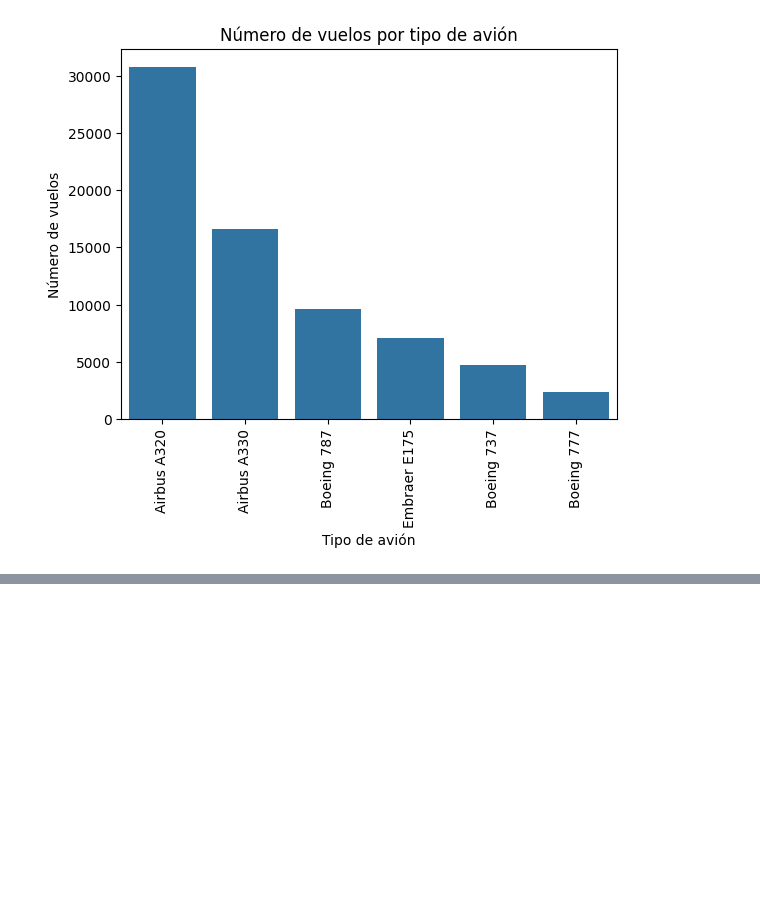
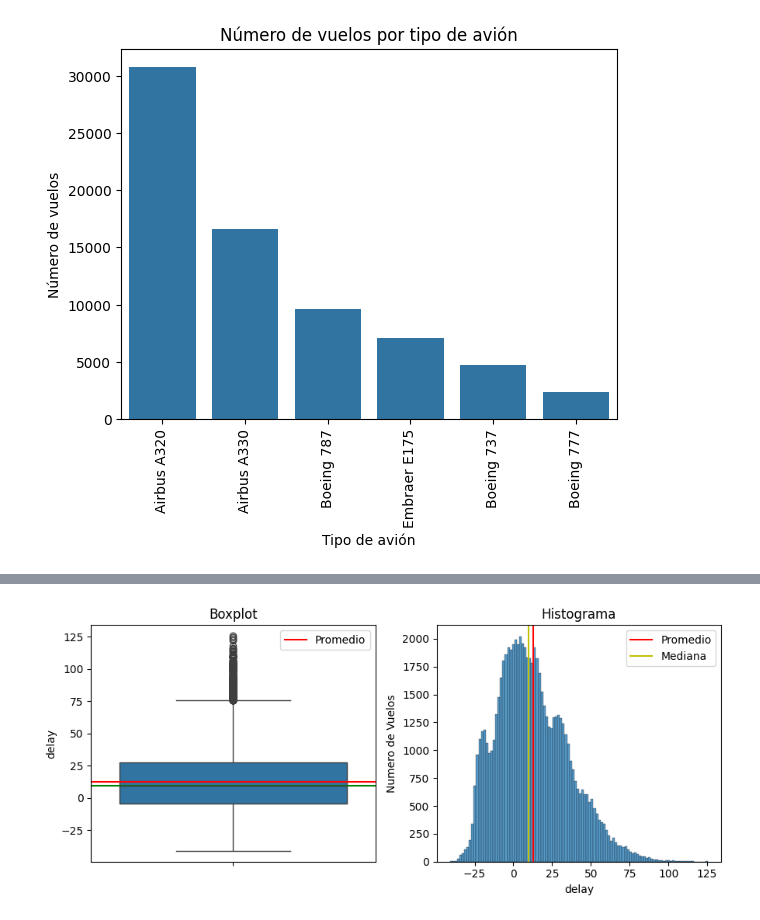
Before and after one commit to cmrondon2000/optimizacion_aeroportuaria, a Jupyter notebook: optimizacion_aeroportuaria.ipynb, the cells around one changed output, grey strips where cells are left out. Cells and saved outputs as stored; diff of their text form; code cells hidden in the pictures; blank space fills up the shorter version.

```diff
--- a/optimizacion_aeroportuaria.ipynb
+++ b/optimizacion_aeroportuaria.ipynb
@@ -113,0 +141,26 @@ plt.show()
+# %%
+atraso_promedio = datos["delay"].mean()
+atraso_mediana = datos["delay"].median()
+
+fig, ax = plt.subplots(1,2, figsize=(9,4))
+
+sns.boxplot(y="delay", data=datos, ax=ax[0])
+ax[0].set_title("Boxplot")
+ax[0].axhline(y = atraso_promedio, color = "r", linestyle = "-", label = "Promedio")
+ax[0].legend()
+ax[0].axhline(y = atraso_mediana, color = "g", linestyle = "-")
+
+binwidth = ancho_bin(datos,"delay")
+sns.histplot(x="delay", data=datos, ax=ax[1], binwidth = binwidth)
+plt.ylabel("Numero de Vuelos")
+plt.grid(False)
+ax[1].set_title("Histograma")
+ax[1].axvline(x = atraso_promedio, color = "r", linestyle = "-", label = "Promedio")
+ax[1].axvline(x = atraso_mediana, color = "y", linestyle = "-", label = "Mediana")
+ax[1].legend()
+
+plt.tight_layout()
+
+plt.show()
+# %% [output]
+[figure, added]
```
Also changed, not shown: parts of 4 cells of this notebook.
